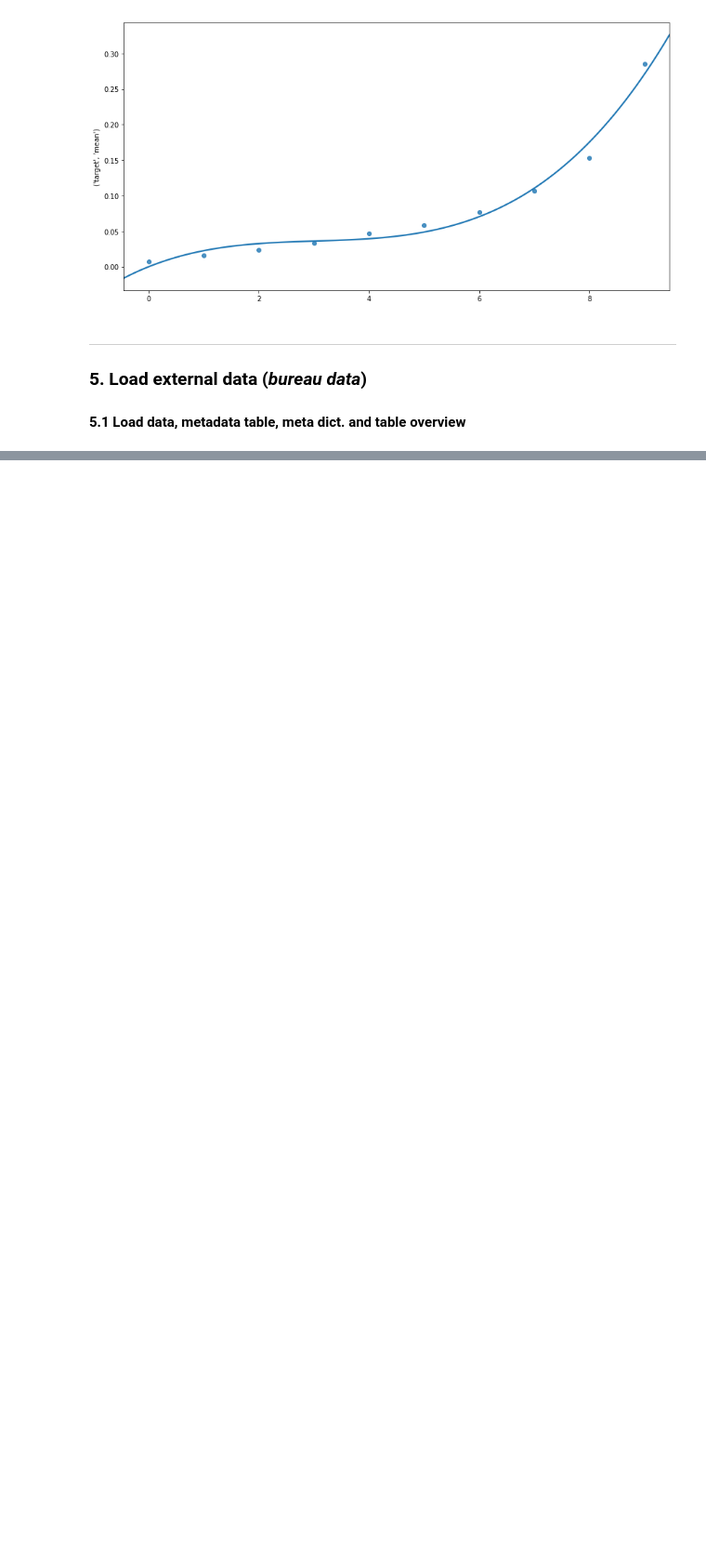
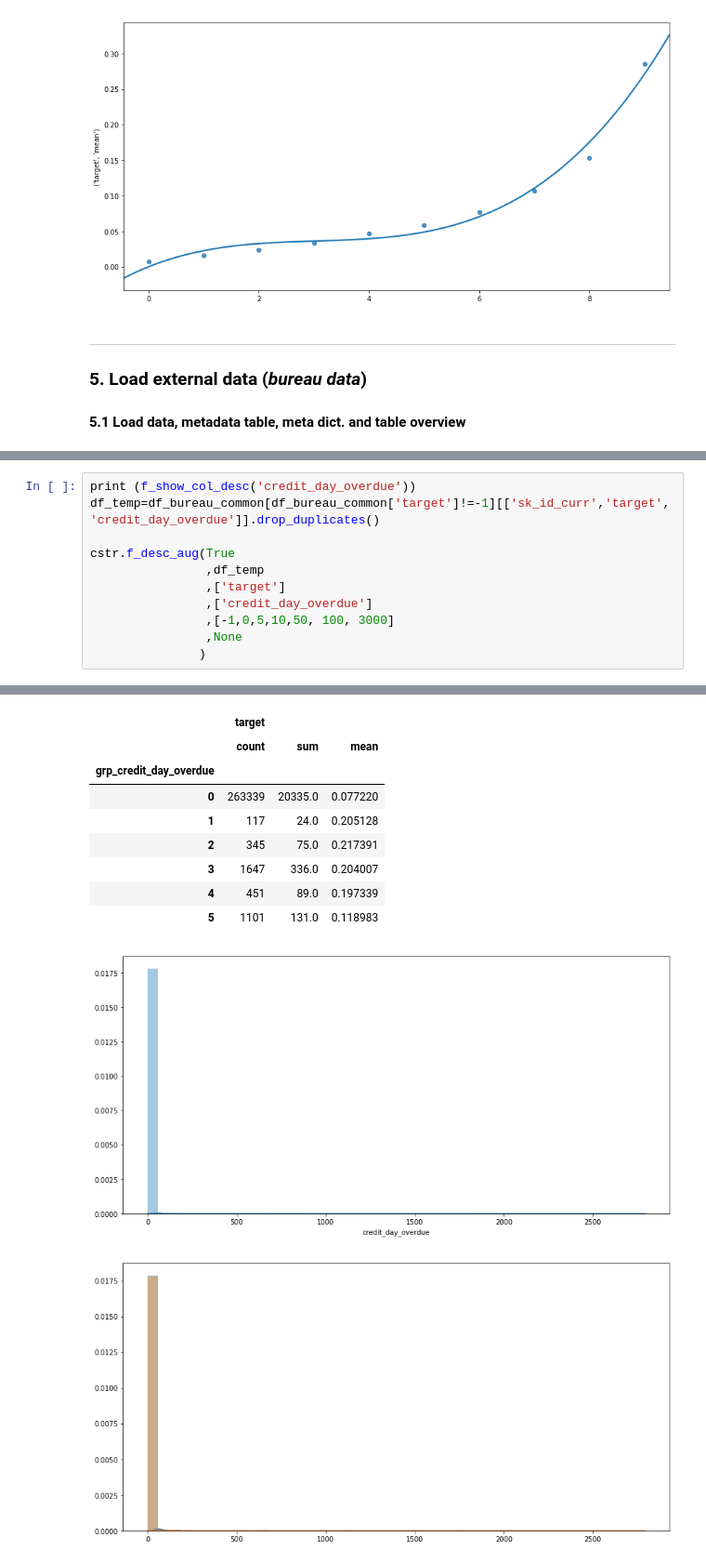
Before and after one commit to one800hotline/Kaggle, a Jupyter notebook: Credit Default/Credit Default v1.ipynb, the cells around one changed output, grey strips where cells are left out. Shown at 93% size. Drawn from its saved outputs; the diff is of its cells as text; blank space fills up the shorter version.

```diff
--- a/Credit Default/Credit Default v1.ipynb
+++ b/Credit Default/Credit Default v1.ipynb
@@ -3282,0 +4228,12 @@ cstr.f_vc_aug(True, df_grpby_burea, 'grp_months_balance')
+# %%
+print (f_show_col_desc('credit_day_overdue'))
+df_temp=df_bureau_common[df_bureau_common['target']!=-1][['sk_id_curr','target', 'credit_day_overdue']].drop_duplicates()
+
+cstr.f_desc_aug(True
+                ,df_temp
+                ,['target']
+                ,['credit_day_overdue']
+                ,[-1,0,5,10,50, 100, 3000]
+                ,None
+               )
+# %% [output]
@@ -3282,0 +4251,11 @@ cstr.f_vc_aug(True, df_grpby_burea, 'grp_months_balance')
+|  | target |  |  |
+|  | count | sum | mean |
+| grp_credit_day_overdue |  |  |  |
+| 0 | 263339 | 20335.0 | 0.077220 |
+| 1 | 117 | 24.0 | 0.205128 |
+| 2 | 345 | 75.0 | 0.217391 |
+| 3 | 1647 | 336.0 | 0.204007 |
+| 4 | 451 | 89.0 | 0.197339 |
+| 5 | 1101 | 131.0 | 0.118983 |
+[figure, added]
+[figure, added]
```
Also changed, not shown: parts of 65 cells of this notebook.
